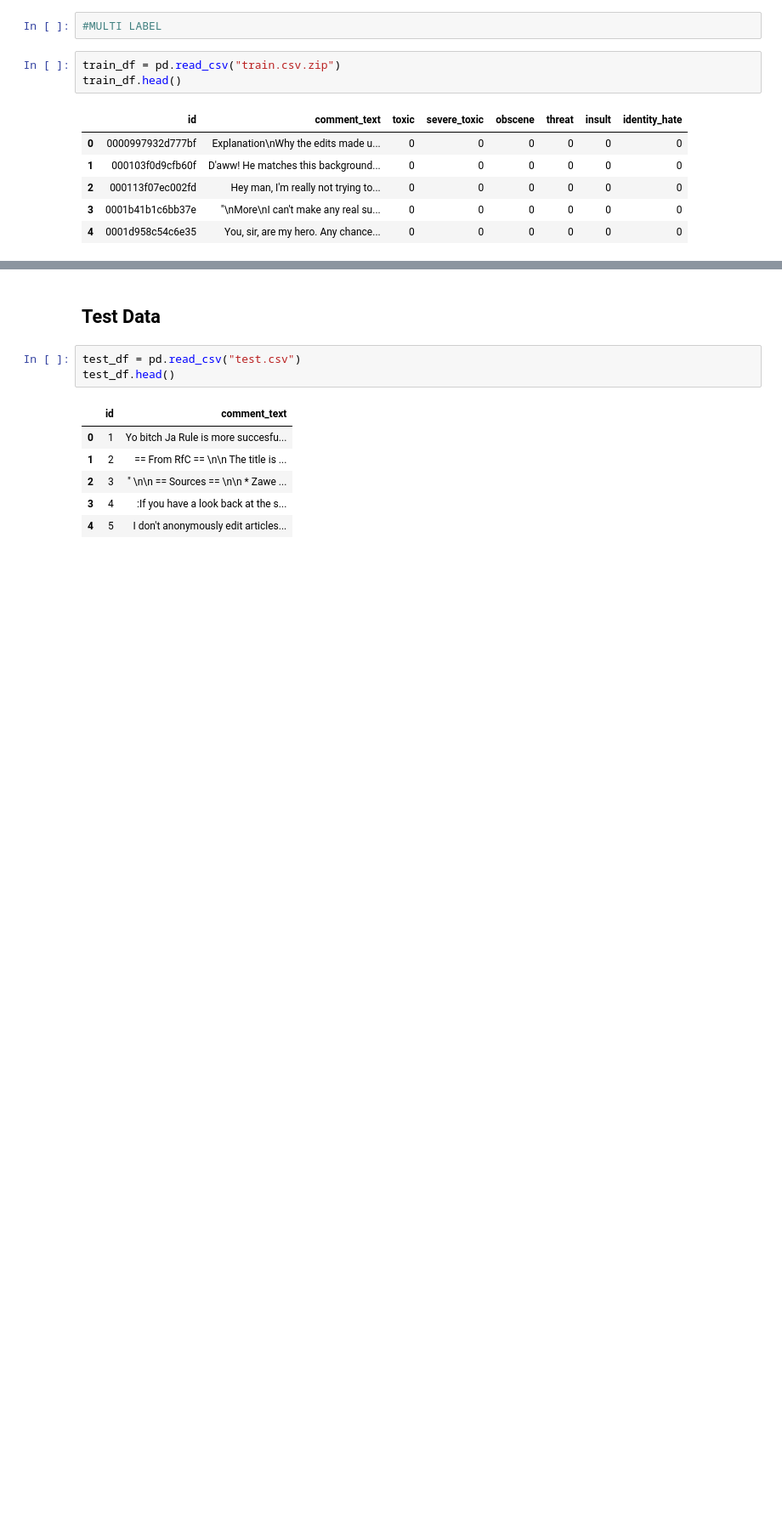
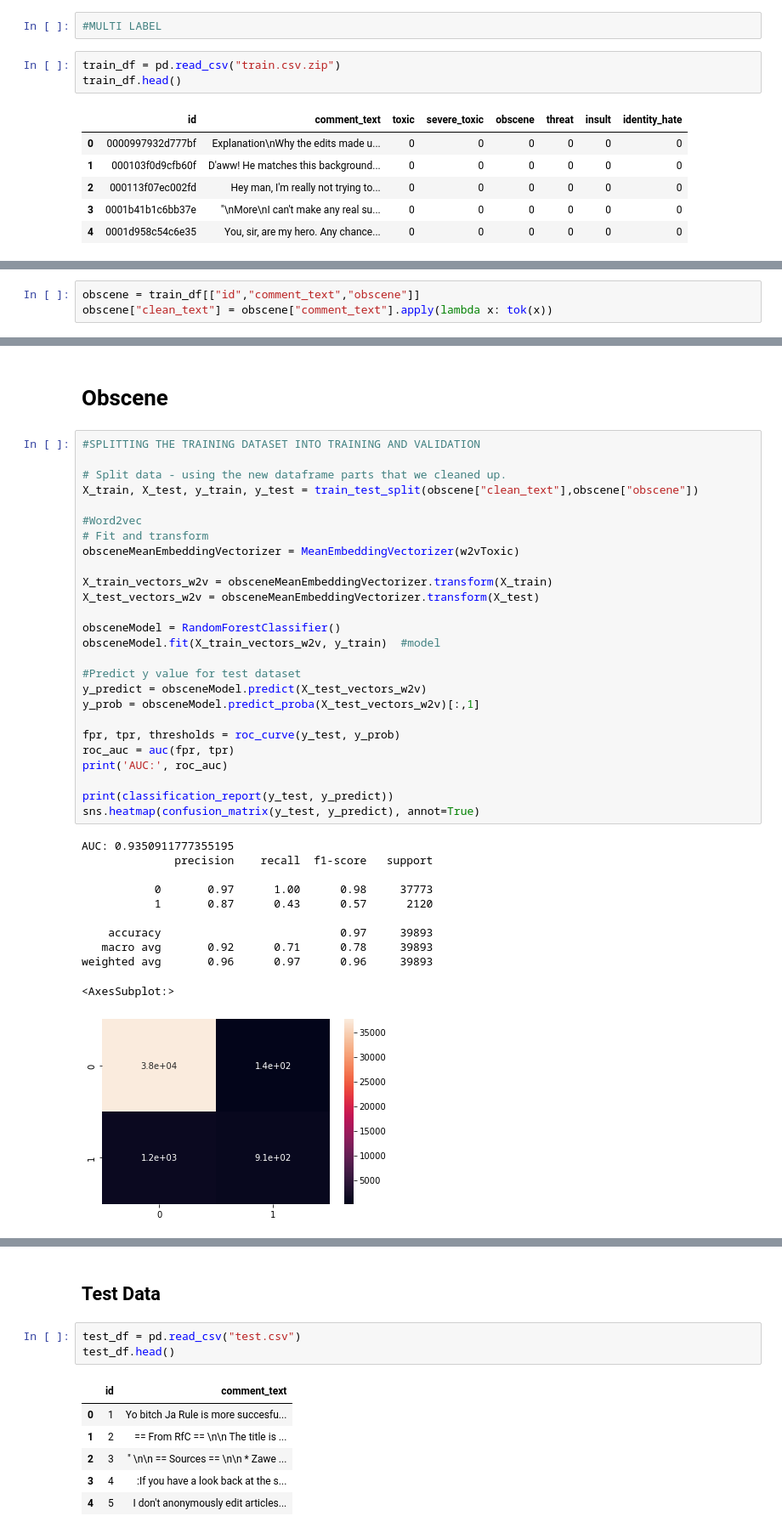
Before and after one commit to shaunmcgregor/ItML_Project_1_Students, a Jupyter notebook: proj_1_start.ipynb, the cells around one changed output, grey strips where cells are left out. Shown at 85% size. Drawn from its saved outputs; the diff is of its cells as text; blank space fills up the shorter version.

```diff
--- a/proj_1_start.ipynb
+++ b/proj_1_start.ipynb
@@ -38,0 +108,3 @@ len(train_df)
+# %%
+obscene = train_df[["id","comment_text","obscene"]]
+obscene["clean_text"] = obscene["comment_text"].apply(lambda x: tok(x))
@@ -38,0 +278,40 @@ len(train_df)
+# %% [markdown]
+# Obscene
+# %%
+#SPLITTING THE TRAINING DATASET INTO TRAINING AND VALIDATION
+
+# Split data - using the new dataframe parts that we cleaned up.
+X_train, X_test, y_train, y_test = train_test_split(obscene["clean_text"],obscene["obscene"])
+
+#Word2vec
+# Fit and transform
+obsceneMeanEmbeddingVectorizer = MeanEmbeddingVectorizer(w2vToxic)
+
+X_train_vectors_w2v = obsceneMeanEmbeddingVectorizer.transform(X_train)
+X_test_vectors_w2v = obsceneMeanEmbeddingVectorizer.transform(X_test)
+
+obsceneModel = RandomForestClassifier()
+obsceneModel.fit(X_train_vectors_w2v, y_train)  #model
+
+#Predict y value for test dataset
+y_predict = obsceneModel.predict(X_test_vectors_w2v)
+y_prob = obsceneModel.predict_proba(X_test_vectors_w2v)[:,1]
+
+fpr, tpr, thresholds = roc_curve(y_test, y_prob)
+roc_auc = auc(fpr, tpr)
+print('AUC:', roc_auc)
+
+print(classification_report(y_test, y_predict))
+sns.heatmap(confusion_matrix(y_test, y_predict), annot=True)
+# %% [output]
+AUC: 0.9350911777355195
+              precision    recall  f1-score   support
+
+           0       0.97      1.00      0.98     37773
+           1       0.87      0.43      0.57      2120
+
+    accuracy                           0.97     39893
+   macro avg       0.92      0.71      0.78     39893
+weighted avg       0.96      0.97      0.96     39893
+<AxesSubplot:>
+[figure, added]
```
Also changed, not shown: parts of 31 cells of this notebook, 2 other files.
